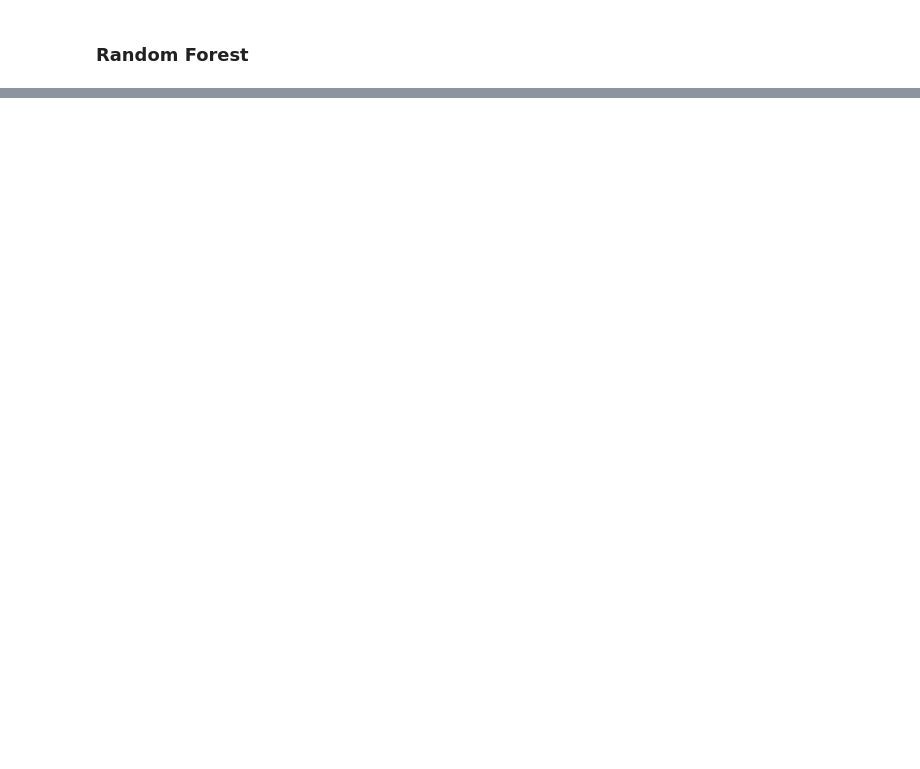
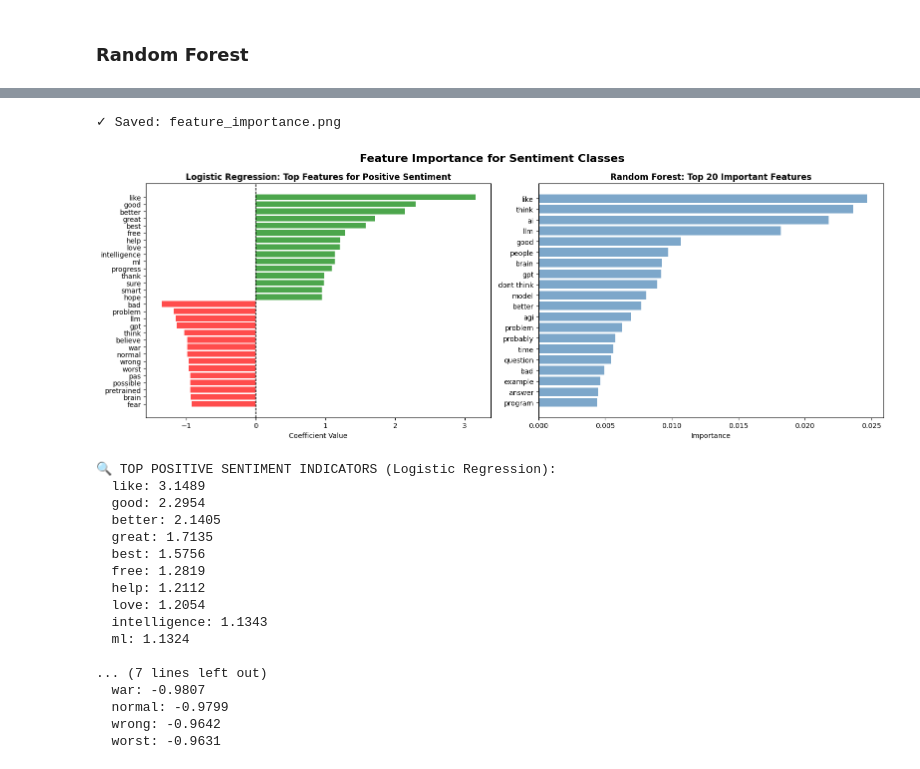
Before and after one commit to archishabhatt/AI_SentimentAnalysis, a Jupyter notebook: notebooks/modeling_traditional_nlp.ipynb, the cells around one changed output, grey strips where cells are left out. Saved outputs shown, nothing was run; the diff lists cells and outputs as text; code cells hidden in the pictures; blank space fills up the shorter version.

```diff
--- a/notebooks/modeling_traditional_nlp.ipynb
+++ b/notebooks/modeling_traditional_nlp.ipynb
@@ -164,0 +401,73 @@ weighted avg       0.68      0.66      0.65        93
+# %%
+# Get feature names from TF-IDF vectorizer
+feature_names = np.array(tfidf.get_feature_names_out())
+
+fig, axes = plt.subplots(1, 2, figsize=(16, 6))
+fig.suptitle('Feature Importance for Sentiment Classes', fontsize=16, fontweight='bold')
+
+# 1. Logistic Regression Coefficients (for positive class)
+ax = axes[0]
+# Get coefficients for positive class (class 2)
+positive_coef_idx = 2
+coef = lr_model.coef_[positive_coef_idx]
+top_positive_idx = np.argsort(coef)[-15:][::-1]
+top_negative_idx = np.argsort(coef)[:15]
+
+top_features = np.concatenate([feature_names[top_positive_idx],
+                                feature_names[top_negative_idx]])
+top_coef = np.concatenate([coef[top_positive_idx],
+                           coef[top_negative_idx]])
+
+colors = ['green' if c > 0 else 'red' for c in top_coef]
+ax.barh(range(len(top_features)), top_coef, color=colors, alpha=0.7)
+ax.set_yticks(range(len(top_features)))
+ax.set_yticklabels(top_features)
+ax.set_xlabel('Coefficient Value')
+ax.set_title('Logistic Regression: Top Features for Positive Sentiment', fontweight='bold')
+ax.axvline(x=0, color='black', linestyle='--', linewidth=1)
+ax.invert_yaxis()
+
+# 2. Random Forest Feature Importance
+ax = axes[1]
+importances = rf_model.feature_importances_
+top_idx = np.argsort(importances)[-20:][::-1]
+
+ax.barh(range(len(top_idx)), importances[top_idx], color='steelblue', alpha=0.7)
+ax.set_yticks(range(len(top_idx)))
+ax.set_yticklabels(feature_names[top_idx])
+ax.set_xlabel('Importance')
+ax.set_title('Random Forest: Top 20 Important Features', fontweight='bold')
+ax.invert_yaxis()
+
+plt.tight_layout()
+# plt.savefig('feature_importance.png', dpi=300, bbox_inches='tight')
+plt.show()
+
+# Print top features
+print("\n🔍 TOP POSITIVE SENTIMENT INDICATORS (Logistic Regression):")
+for feature, coef_val in zip(feature_names[top_positive_idx[:10]], coef[top_positive_idx[:10]]):
+    print(f"  {feature}: {coef_val:.4f}")
+
+print("\n🔍 TOP NEGATIVE SENTIMENT INDICATORS (Logistic Regression):")
+for feature, coef_val in zip(feature_names[top_negative_idx[:10]], coef[top_negative_idx[:10]]):
+    print(f"  {feature}: {coef_val:.4f}")
+# %% [output]
+✓ Saved: feature_importance.png
+[figure, added]
+🔍 TOP POSITIVE SENTIMENT INDICATORS (Logistic Regression):
+  like: 3.1489
+  good: 2.2954
+  better: 2.1405
+  great: 1.7135
+  best: 1.5756
+  free: 1.2819
+  help: 1.2112
+  love: 1.2054
+  intelligence: 1.1343
+  ml: 1.1324
+
+... (7 lines left out)
+  war: -0.9807
+  normal: -0.9799
+  wrong: -0.9642
+  worst: -0.9631
```
Also changed, not shown: parts of 16 cells of this notebook, 4 other files.
